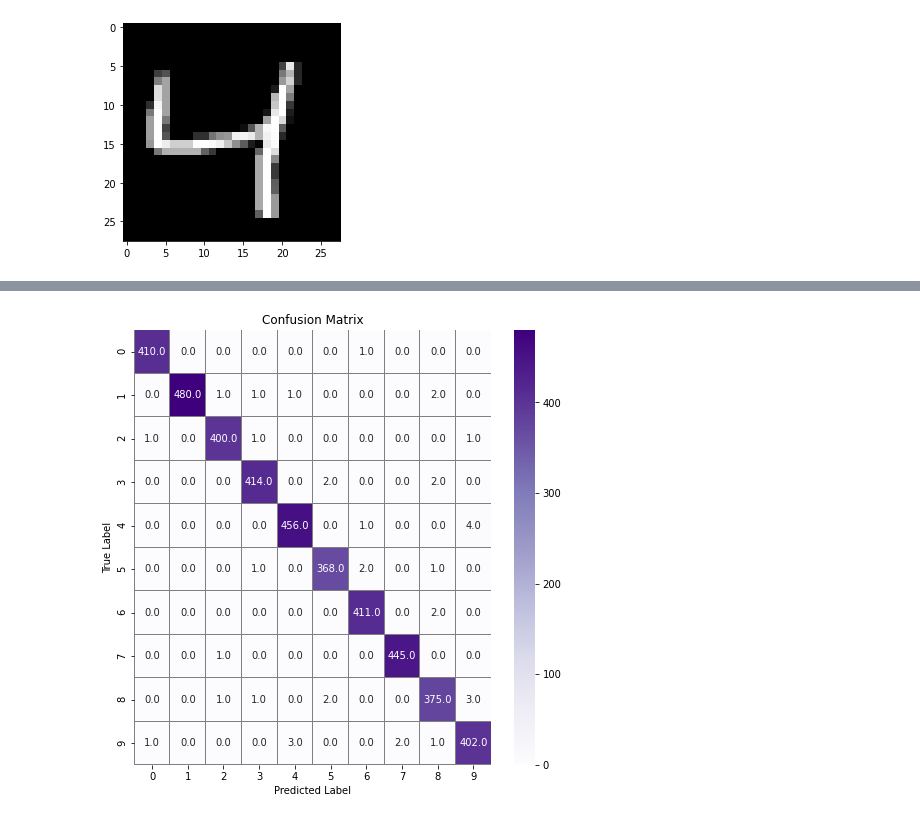
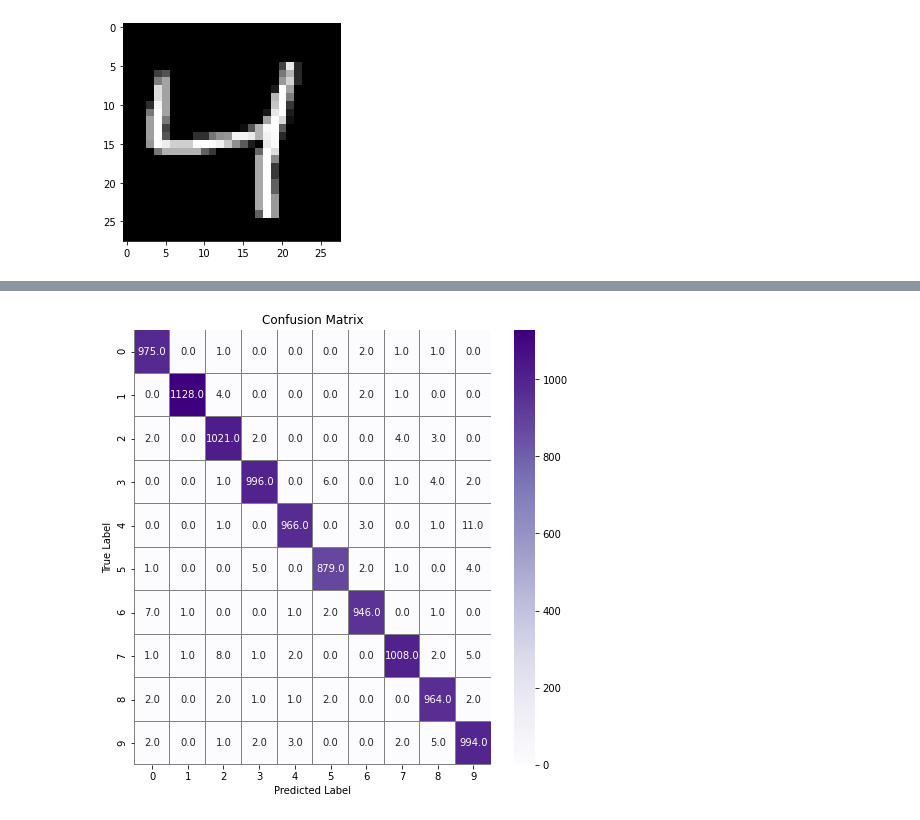
Before and after one commit to annabellatian/futureMakers, a Jupyter notebook: mnistClassification/mnistClassification.ipynb, the cells around one changed output, grey strips where cells are left out. Cells and saved outputs as stored; diff of their text form; code cells hidden in the pictures.

```diff
--- a/mnistClassification/mnistClassification.ipynb
+++ b/mnistClassification/mnistClassification.ipynb
@@ -30,7 +30,6 @@ print(X_test.shape, y_test.shape)
 # %%
 # Normalize the data
 X_train = X_train / 255.0
-test = test / 255.0
-print("x_train shape: ",X_train.shape)
-print("test shape: ",test.shape)
+X_test = X_test / 255.0
+print(X_train.shape, X_test.shape)
 # %% [output]
@@ -93,7 +91,7 @@ model.add(Dropout(0.5))
 model.add(Dense(10, activation = "softmax"))
 
 opt = SGD(learning_rate=0.01, momentum=0.9)
-model.compile(optimizer = optimizer , loss = "categorical_crossentropy", metrics=["accuracy"])
+model.compile(optimizer = opt, loss = "categorical_crossentropy", metrics=["accuracy"])
 
-history = model.fit(datagen.flow(X_train, y_train, batch_size=250), epochs=20, validation_data=(X_test, y_test))
+history = model.fit(datagen.flow(X_train, y_train, batch_size=250), epochs=15, validation_data=(X_test, y_test))
 # %% [output]
@@ -127,19 +156,19 @@ plt.show()
 # %%
 # confusion matrix
 # Predict the values from the validation dataset
-Y_pred = model.predict(X_val)
+Y_pred = model.predict(X_test)
 # Convert predictions classes to one hot vectors
 Y_pred_classes = np.argmax(Y_pred,axis = 1)
 # Convert validation observations to one hot vectors
-Y_true = np.argmax(Y_val,axis = 1)
+Y_true = np.argmax(y_test,axis = 1)
 # compute the confusion matrix
 confusion_mtx = confusion_matrix(Y_true, Y_pred_classes)
 # plot the confusion matrix
 f,ax = plt.subplots(figsize=(8, 8))
 sns.heatmap(confusion_mtx, annot=True, linewidths=0.01,cmap="Purples",linecolor="gray", fmt= '.1f',ax=ax)
 plt.xlabel("Predicted Label")
 plt.ylabel("True Label")
 plt.title("Confusion Matrix")
 plt.show()
 # %% [output]
-[figure, old version]
+[figure, new version]
```
Also changed, not shown: parts of 4 cells of this notebook.
